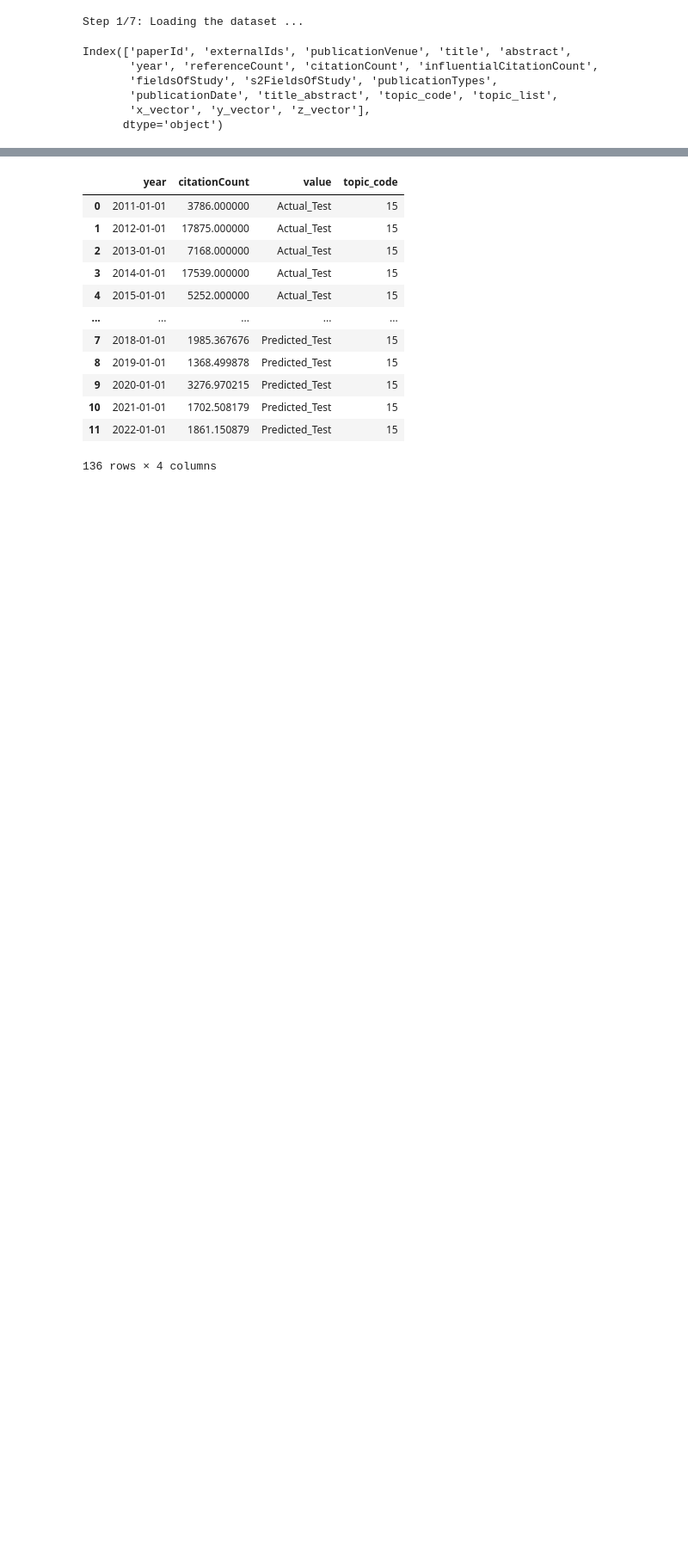
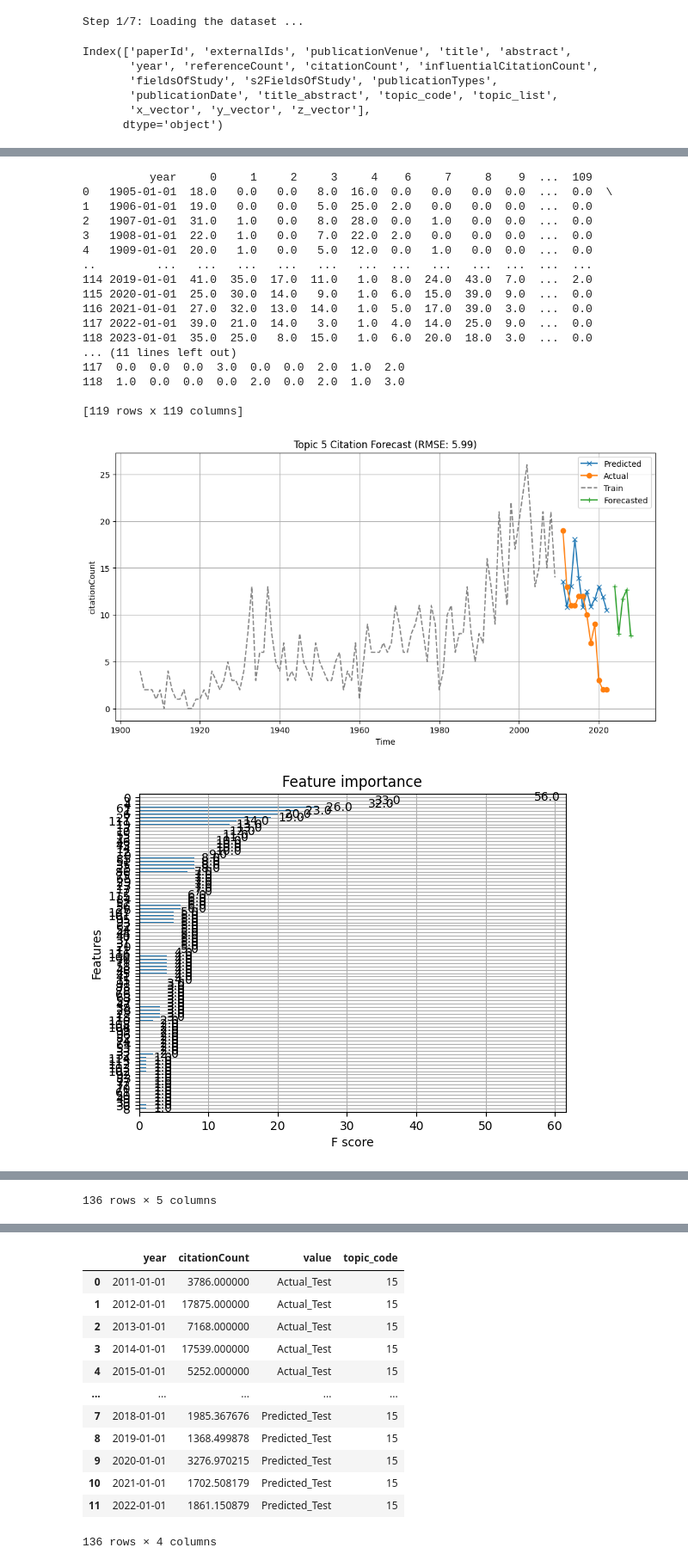
Before and after one commit to KutlualpTazefidan/convergence_oracle, a Jupyter notebook: CodeBase/2_0_0_time_series_data_table.ipynb, the cells around one changed output, grey strips where cells are left out. Shown at 86% size. Cells and saved outputs as stored; diff of their text form; code cells hidden in the pictures; blank space fills up the shorter version.

```diff
--- a/CodeBase/2_0_0_time_series_data_table.ipynb
+++ b/CodeBase/2_0_0_time_series_data_table.ipynb
@@ -126,24 +57,34 @@ Root Mean Squared Error (RMSE): 3224.6074634261745
 # %%
+moving_average_years = 1
 def plot_bertopic_data_into_future(topic_number, future_years):
 
     # Group by "Topic" and "Timestamp" and aggregate "Frequency"
+    type_of_citation = 'citationCount'
     ## you can change this to all topics
     aws1_dfs= aws_dfs
     aws1_dfs['topic_code'] = pd.to_numeric(aws1_dfs['topic_code'], downcast='integer')
-    aws1_dfs['citationCount'] = pd.to_numeric(aws1_dfs['citationCount'], downcast='integer')
+    aws1_dfs[type_of_citation] = pd.to_numeric(aws1_dfs[type_of_citation], downcast='integer')
     aws1_dfs['year'] = pd.to_datetime(aws1_dfs['year'], format='%Y')
     aws1_dfs= aws1_dfs[aws1_dfs['topic_code']!=-1]
 
     ## code to change the date time, for the moment use year
-    grouped_df = aws1_dfs.groupby(['topic_code', 'year'])['citationCount'].sum().reset_index()
+    grouped_df = aws1_dfs.groupby(['topic_code', 'year'])[type_of_citation].count().reset_index()
 
-    pivot_df = grouped_df.pivot(index='year', columns='topic_code', values='citationCount')
+    ## for sum
+    ## grouped_df = aws1_dfs.groupby(['topic_code', 'year'])[type_of_citation].count().reset_index()
+
+
+    pivot_df = grouped_df.pivot(index='year', columns='topic_code', values=type_of_citation)
 
     pivot_df.fillna(0, inplace=True)
     pivot_df = pivot_df.reset_index()
 
     # Define the target column (Topic you want to forecast)
     target_topic = topic_number  # Change this to the Topic you want to forecast
+
+    # convert target topic to a moving average
+    ## now predicting the moving average
+    pivot_df[target_topic] = pivot_df[target_topic].rolling(moving_average_years).mean()
 
     ## number of years into the future you can forecast
     n = future_years
@@ -174,6 +115,7 @@ def plot_bertopic_data_into_future(topic_number, future_years):
     df['year'] = df['year'] + pd.offsets.DateOffset(years=n)
 
     pivot_df = df
+    print(pivot_df)
 
     # Separating the training set and testing set
     train_data=pivot_df[pivot_df['year'].dt.year<2011].reset_index(drop = True)
@@ -225,12 +167,12 @@ def plot_bertopic_data_into_future(topic_number, future_years):
     y_pred_df['value'] = 'Predicted_Test'
 
     final_data = pd.concat([y_actual_test_df,y_actual_train_df,y_fore_df,y_pred_df], axis=0)
-    final_data =final_data.rename(columns={target_topic: 'citationCount'})
+    final_data =final_data.rename(columns={target_topic: type_of_citation})
     final_data['topic_code'] = target_topic
     final_data['RMSE'] = rmse
-    return final_data
+    final_data
 
-    """# Plot the predicted vs. actual values along with y_train
+    # Plot the predicted vs. actual values along with y_train
     plt.figure(figsize=(12, 6))
     plt.plot(merged_data['year'], merged_data['Predicted'], label='Predicted', marker='x')
     plt.plot(merged_data['year'], merged_data[target_topic], label='Actual', marker='o')
@@ -238,11 +180,35 @@ def plot_bertopic_data_into_future(topic_number, future_years):
     plt.plot(merged_forecasted_data['year'], merged_forecasted_data['Forecasted'], label='Forecasted', marker='+')
 
     plt.xlabel('Time')
-    plt.ylabel('Citation Count')
+    plt.ylabel(type_of_citation)
     plt.title(f'Topic {target_topic} Citation Forecast (RMSE: {rmse:.2f})')
     plt.legend()
     plt.grid(True)
 
     # Feature importance plot (optional)
     plot_importance(model)
-    plt.show()"""
+    plt.show()
+
+    return final_data
+# %%
+plot_bertopic_data_into_future(5, 5)
+# %% [output]
+          year     0     1     2     3     4    6     7     8    9  ...  109
+0   1905-01-01  18.0   0.0   0.0   8.0  16.0  0.0   0.0   0.0  0.0  ...  0.0  \
+1   1906-01-01  19.0   0.0   0.0   5.0  25.0  2.0   0.0   0.0  0.0  ...  0.0
+2   1907-01-01  31.0   1.0   0.0   8.0  28.0  0.0   1.0   0.0  0.0  ...  0.0
+3   1908-01-01  22.0   1.0   0.0   7.0  22.0  2.0   0.0   0.0  0.0  ...  0.0
+4   1909-01-01  20.0   1.0   0.0   5.0  12.0  0.0   1.0   0.0  0.0  ...  0.0
+..         ...   ...   ...   ...   ...   ...  ...   ...   ...  ...  ...  ...
+114 2019-01-01  41.0  35.0  17.0  11.0   1.0  8.0  24.0  43.0  7.0  ...  2.0
+115 2020-01-01  25.0  30.0  14.0   9.0   1.0  6.0  15.0  39.0  9.0  ...  0.0
+116 2021-01-01  27.0  32.0  13.0  14.0   1.0  5.0  17.0  39.0  3.0  ...  0.0
+117 2022-01-01  39.0  21.0  14.0   3.0   1.0  4.0  14.0  25.0  9.0  ...  0.0
+118 2023-01-01  35.0  25.0   8.0  15.0   1.0  6.0  20.0  18.0  3.0  ...  0.0
+... (11 lines left out)
+117  0.0  0.0  0.0  3.0  0.0  0.0  2.0  1.0  2.0
+118  1.0  0.0  0.0  0.0  2.0  0.0  2.0  1.0  3.0
+
+[119 rows x 119 columns]
+[figure, added]
+[figure, added]
@@ -248,0 +227 @@ def plot_bertopic_data_into_future(topic_number, future_years):
+136 rows × 5 columns
```
Also changed, not shown: parts of 3 cells of this notebook, 3 other files.
